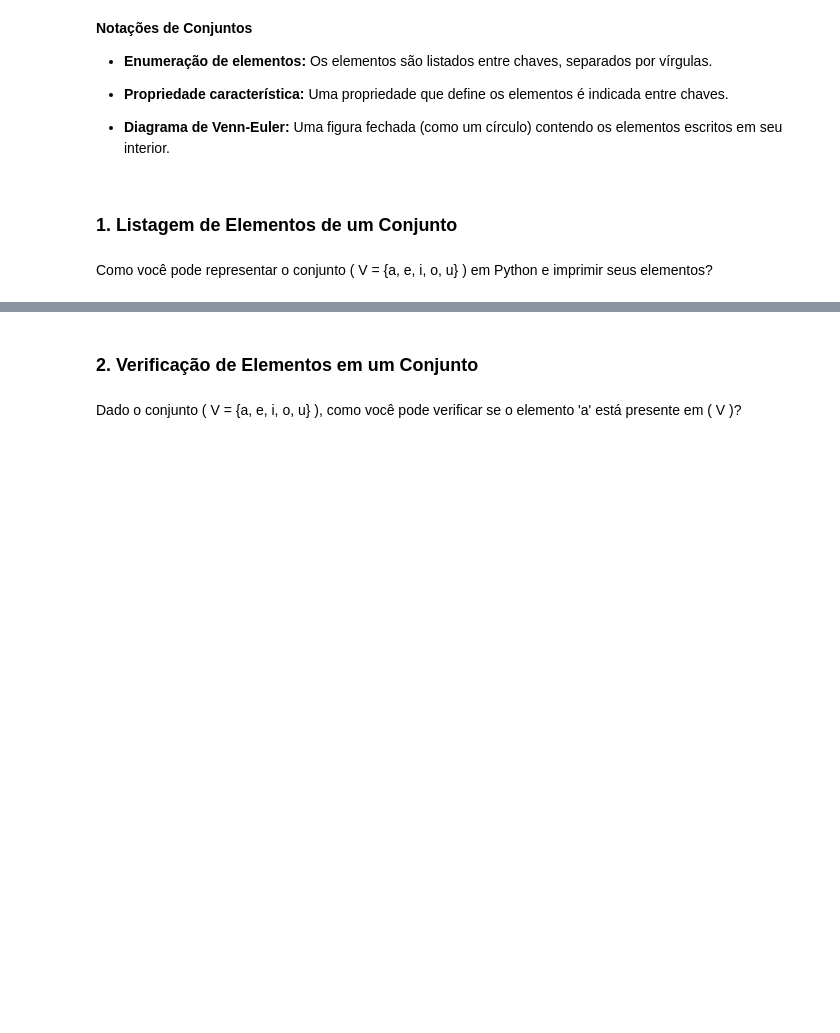
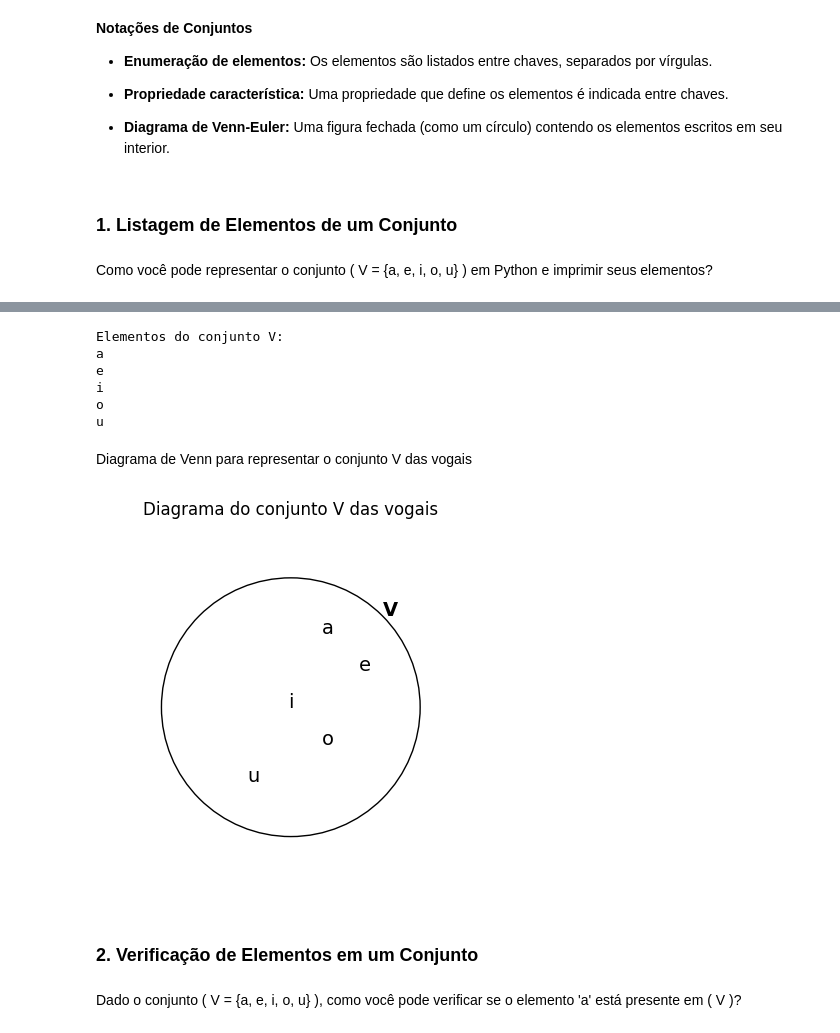
Before and after one commit to AndreMouraL/Elementos-de-matem-tica-discreta, a Jupyter notebook: Elementos_de_matematica_discreta_funcoes.ipynb, the cells around one changed output, grey strips where cells are left out. Cells and saved outputs as stored; diff of their text form; code cells hidden in the pictures; blank space fills up the shorter version.

```diff
--- a/Elementos_de_matematica_discreta_funcoes.ipynb
+++ b/Elementos_de_matematica_discreta_funcoes.ipynb
@@ -18,3 +46,55 @@ Como você pode representar o conjunto \( V = \{a, e, i, o, u\} \) em Python e i
+# %%
+# Representando o conjunto V das vogais
+V = {'a', 'e', 'i', 'o', 'u'}
+
+# Imprimindo os elementos do conjunto em ordem alfabética
+print("Elementos do conjunto V:")
+for vogal in sorted(V):
+    print(vogal)
+
+#AndreMouraL
+# %% [output]
+Elementos do conjunto V:
+a
+e
+i
+o
+u
+# %% [markdown]
+Diagrama de Venn para representar o conjunto V das vogais
+# %%
+import matplotlib.pyplot as plt
+
+# Criar a figura
+fig, ax = plt.subplots()
+
+# Desenhar a "área" do conjunto V (um círculo ovalado)
+circle = plt.Circle((0.5, 0.5), 0.35, edgecolor='black', facecolor='none')
+ax.add_patch(circle)
+
+# Adicionar os elementos do conjunto dentro do "círculo"
+vogais = ['a', 'e', 'i', 'o', 'u']
+posicoes = [(0.6, 0.7), (0.7, 0.6), (0.5, 0.5), (0.6, 0.4), (0.4, 0.3)]
+
+for letra, pos in zip(vogais, posicoes):
+    ax.text(pos[0], pos[1], letra, fontsize=14, ha='center')
+
+# Adicionar o nome do conjunto
+ax.text(0.75, 0.75, 'V', fontsize=14, weight='bold')
+
+# Ajustar o gráfico
+ax.set_aspect('equal')
+ax.set_xlim(0, 1)
+ax.set_ylim(0, 1)
+ax.axis('off')  # Esconde os eixos
+
+plt.title("Diagrama do conjunto V das vogais")
+plt.show()
+
+
+#AndreMouraL
+# %% [output]
+[figure, added]
 # %% [markdown]
 ### 2. Verificação de Elementos em um Conjunto
 # %% [markdown]
```
Also changed, not shown: parts of 5 cells of this notebook.
